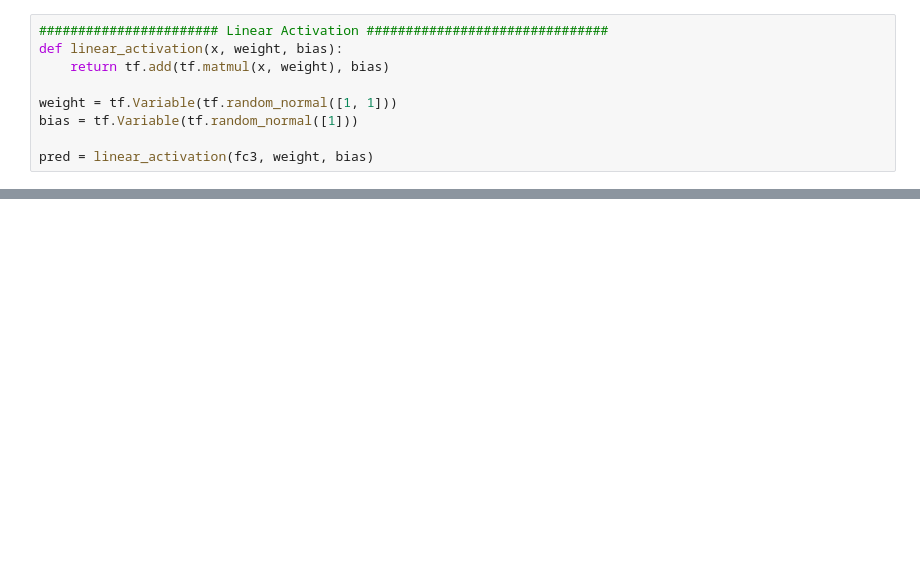
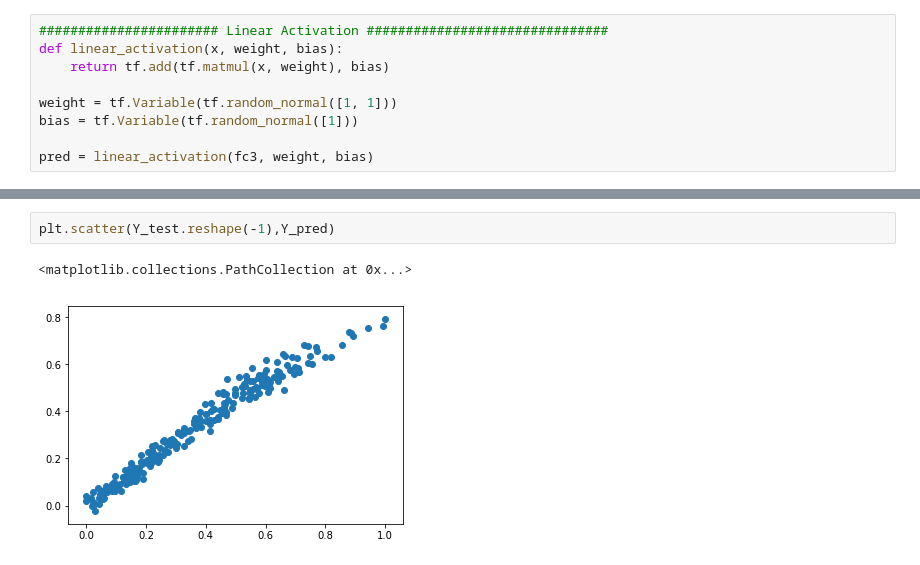
Before and after one commit to aurorlhc/property_test, a Jupyter notebook: CNN_tensorflow.ipynb, the cells around one changed output, grey strips where cells are left out. Drawn from its saved outputs; the diff is of its cells as text; blank space fills up the shorter version.

```diff
--- a/CNN_tensorflow.ipynb
+++ b/CNN_tensorflow.ipynb
@@ -280,0 +295,5 @@ ax1.set_ylabel('Normalized Modulus Coefficient')
+# %%
+plt.scatter(Y_test.reshape(-1),Y_pred)
+# %% [output]
+<matplotlib.collections.PathCollection at 0x...>
+[figure, added]
```
Also changed, not shown: parts of 9 cells of this notebook.
